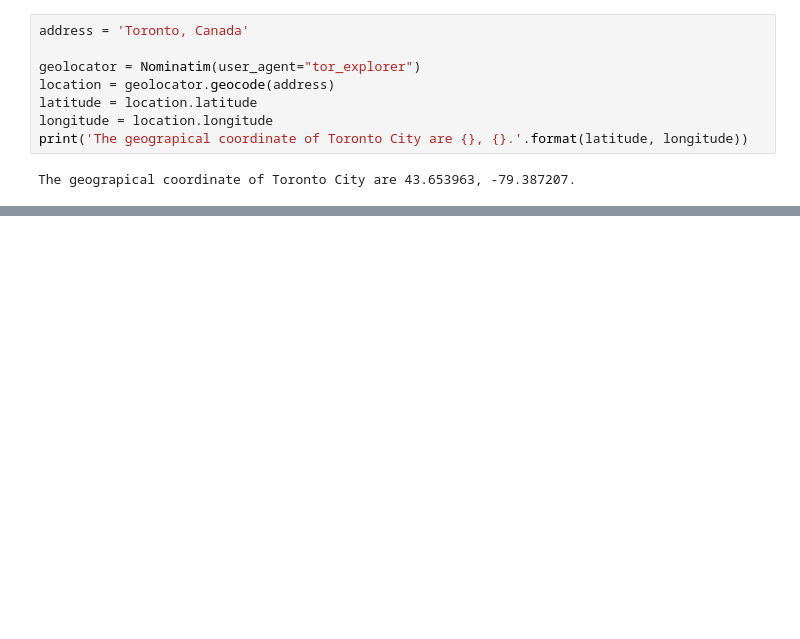
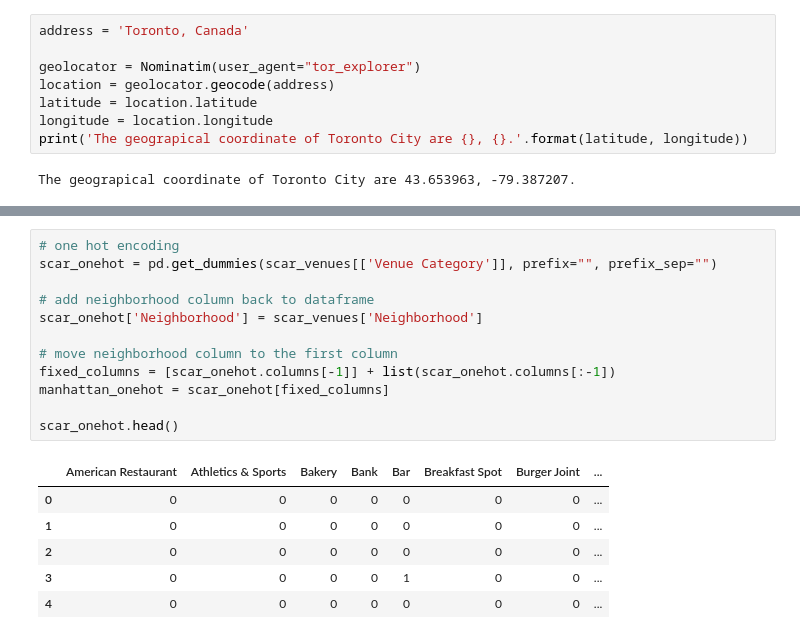
Before and after one commit to neelamshah95/Coursera_Capstone, a Jupyter notebook: Toronto clustering.ipynb, the cells around one changed output, grey strips where cells are left out. Cells and saved outputs as stored; diff of their text form; blank space fills up the shorter version.

```diff
--- a/Toronto clustering.ipynb
+++ b/Toronto clustering.ipynb
@@ -155,0 +391,19 @@ Latitude and longitude values of Rouge, Malvern are 43.806686299999996, -79.1943
+# %%
+# one hot encoding
+scar_onehot = pd.get_dummies(scar_venues[['Venue Category']], prefix="", prefix_sep="")
+
+# add neighborhood column back to dataframe
+scar_onehot['Neighborhood'] = scar_venues['Neighborhood']
+
+# move neighborhood column to the first column
+fixed_columns = [scar_onehot.columns[-1]] + list(scar_onehot.columns[:-1])
+manhattan_onehot = scar_onehot[fixed_columns]
+
+scar_onehot.head()
+# %% [output]
+|  | American Restaurant | Athletics & Sports | Bakery | Bank | Bar | Breakfast Spot | Burger Joint | ... |
+| 0 | 0 | 0 | 0 | 0 | 0 | 0 | 0 | ... |
+| 1 | 0 | 0 | 0 | 0 | 0 | 0 | 0 | ... |
+| 2 | 0 | 0 | 0 | 0 | 0 | 0 | 0 | ... |
+| 3 | 0 | 0 | 0 | 0 | 1 | 0 | 0 | ... |
+| 4 | 0 | 0 | 0 | 0 | 0 | 0 | 0 | ... |
```
Also changed, not shown: parts of 36 cells of this notebook.
